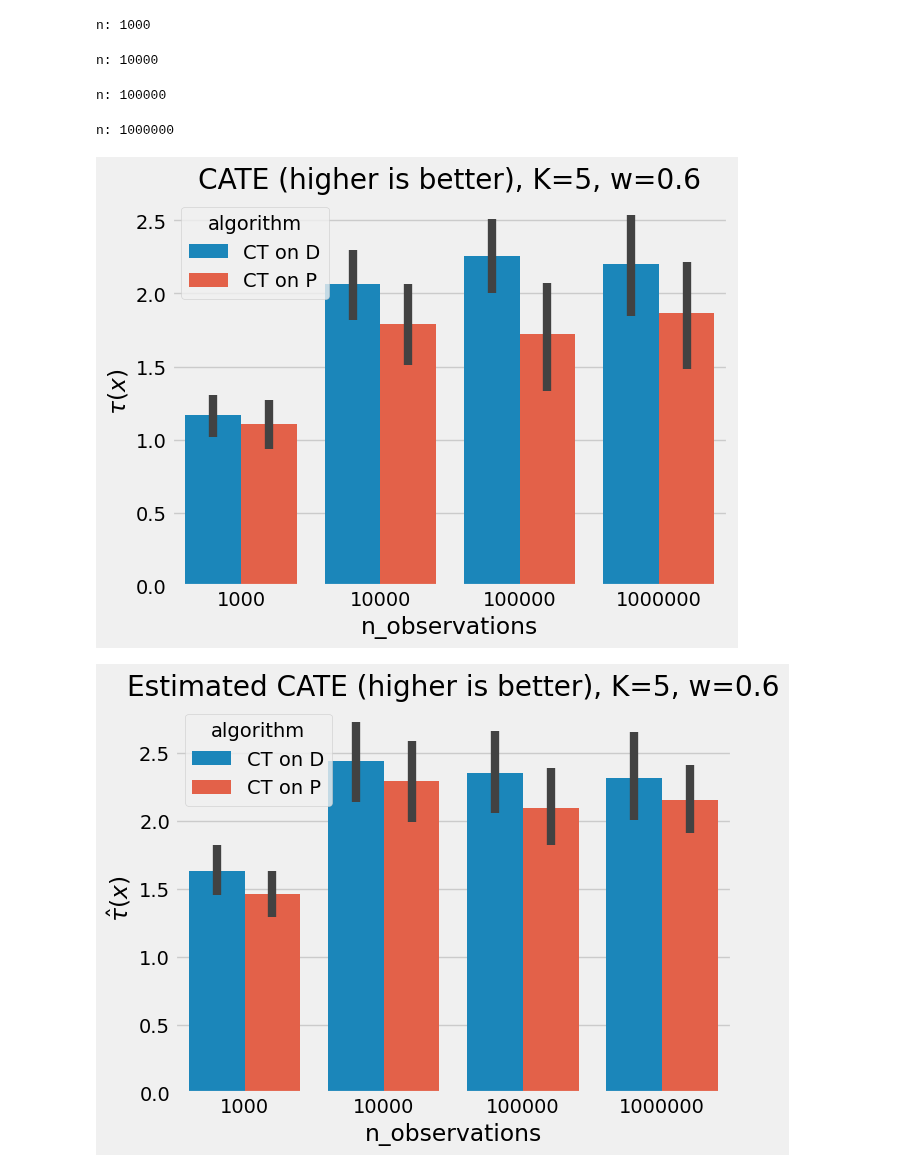
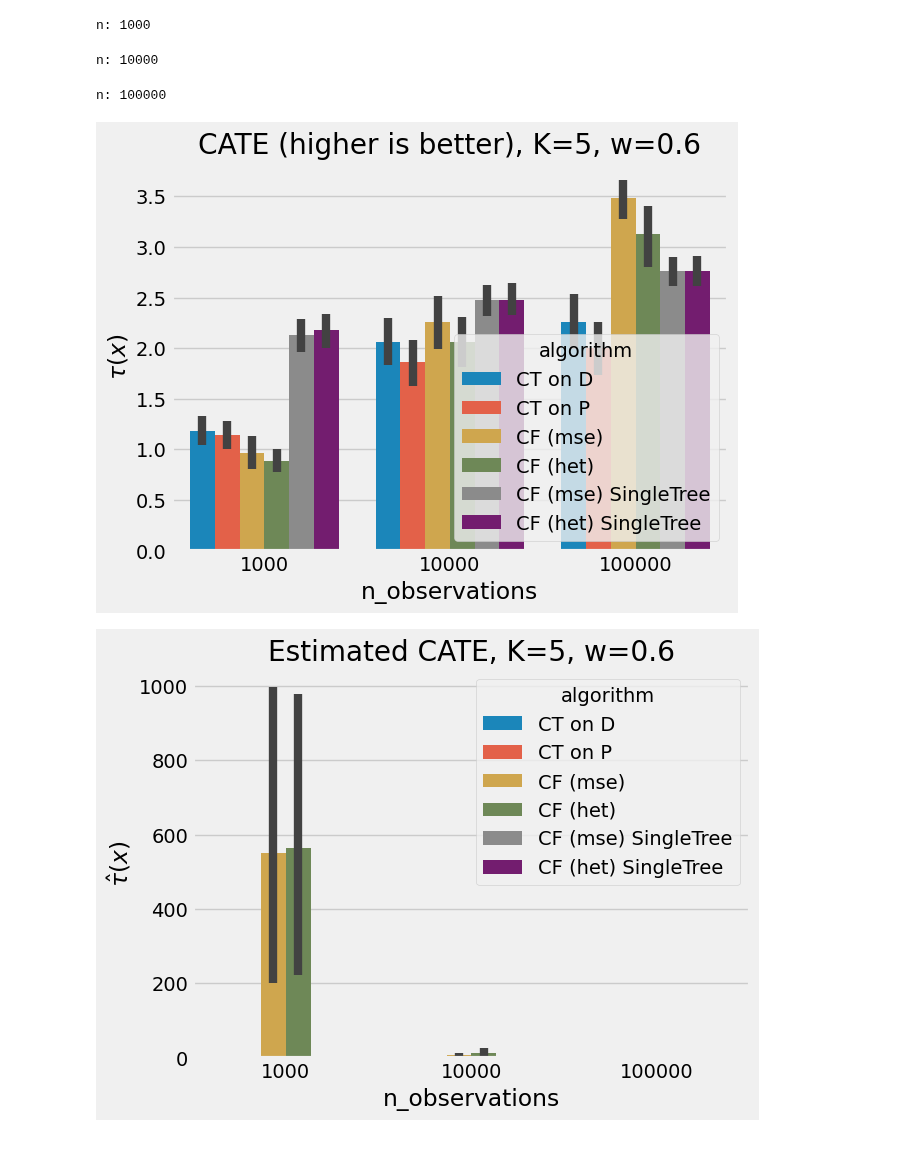
Before and after one commit to antonismand/Query-Driven-Data-Exploration-with-Heterogeneous-Treatment-Effects, a Jupyter notebook: experiments/CT_n.ipynb, the cells around one changed output. Saved outputs shown, nothing was run; the diff lists cells and outputs as text; code cells hidden in the pictures.

```diff
--- a/experiments/CT_n.ipynb
+++ b/experiments/CT_n.ipynb
@@ -5,6 +5,7 @@
 from tqdm import tqdm
 from trees.data import Data
 from trees.causal_tree import CT
+from trees.causal_forest import CF
 import pandas as pd
 import seaborn as sns
 import matplotlib.pyplot as plt
@@ -12,51 +13,66 @@ import matplotlib.pyplot as plt
 s = 0.3
 K = 5
 w = 0.6
-ns = [1000, 10000, 100000, 1000000]
+ns = [1000, 10000, 100000]
+iterations = 10
 
 
-cols = ['condition', 'cate', 'distance', 'T0', 'T1', 'depth', 'norm_cate',
-       'score','algorithm', 'n_observations']
+cols = ['condition', 't', 't_est', 'distance', 'T0', 'T1', 'depth', 'norm_cate',
+       'score', 'algorithm', 'n_observations']
 
 scores = pd.DataFrame(columns=cols)
 
 for n in ns:
     print(f"n: {n}")
-    for exp in tqdm(range(10)):
+    for exp in tqdm(range(iterations)):
         data = Data()
         data.generate(n=n, seed=exp)
         data.generate_random_condition(selectivity_threshold=s)
 
         ct_D = CT(data, on = "D")
         ct_D.parse_tree()
-        ct_D_score = ct_D.get_topK(k=K, w=w, print_summaries=False)
-        ct_D_score['n_observations'] = n
-        scores=pd.concat([scores, ct_D_score], ignore_index=True)
 
         ct_P = CT(data, on = "P")
         ct_P.parse_tree()
-        ct_P_score = ct_P.get_topK(k=K, w=w, print_summaries=False)
-        ct_P_score['n_observations'] = n
-        scores=pd.concat([scores, ct_P_score], ignore_index=True)
+
+        cf_mse = CF(data)
+        cf_mse.fit(criterion="mse", n_estimators=100)
+        cf_mse.parse_forest()
+
+        cf_het = CF(data)
+        cf_het.fit(criterion="het", n_estimators=100)
+        cf_het.parse_forest()
+
+        for alg in [ct_D, ct_P, cf_mse, cf_het]:
+            score = alg.get_topK(k=K, w=w, print_summaries=False)
+            score['n_observations'] = n
+            scores=pd.concat([scores, score], ignore_index=True)
+
+        cf_mse.single_tree_interpreter()
+        cf_het.single_tree_interpreter()
+
+        for alg in [cf_mse, cf_het]:
+            score = alg.get_topK(k=K, w=w, print_summaries=False)
+            score['n_observations'] = n
+            scores=pd.concat([scores, score], ignore_index=True)
 # %% [output]
 n: 1000
 n: 10000
 n: 100000
-n: 1000000
 # %%
 sns.barplot(x='n_observations', y='t', hue='algorithm', data=scores)
 plt.title(f"CATE (higher is better), K={str(K)}, w={str(w)}")
 plt.ylabel(r"$\tau(x)$")
 plt.show()
 # %% [output]
-[figure, old version]
+[figure, new version]
 # %%
 sns.barplot(x='n_observations', y='t_est', hue='algorithm', data=scores)
-plt.title(f"Estimated CATE (higher is better), K={str(K)}, w={str(w)}")
+plt.title(f"Estimated CATE, K={str(K)}, w={str(w)}")
 plt.ylabel(r"$\hat{{\tau}}(x)$")
 plt.show()
 # %% [output]
-[figure, old version]
+[figure, new version]
 # %%
 sns.barplot(x='n_observations', y='distance',hue="algorithm", data=scores)
 plt.title(f"Distance (higher is better), K={str(K)}, w={str(w)}")
```
Also changed, not shown: parts of 4 cells of this notebook, 4 other files.
